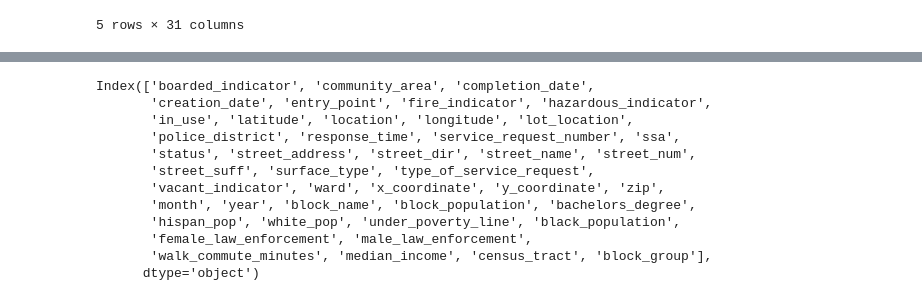
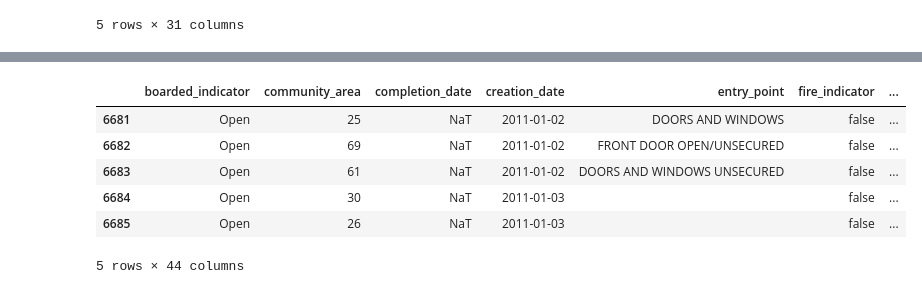
Before and after one commit to lorenh516/exploration_311, a Jupyter notebook: chicago_svc_req_exploration.ipynb, the cells around one changed output, grey strips where cells are left out. Saved outputs shown, nothing was run; the diff lists cells and outputs as text; code cells hidden in the pictures.

```diff
--- a/chicago_svc_req_exploration.ipynb
+++ b/chicago_svc_req_exploration.ipynb
@@ -438,16 +418,0 @@ acs_response_dict
-# %%
-
-small.columns
-# %% [output]
-Index(['boarded_indicator', 'community_area', 'completion_date',
-       'creation_date', 'entry_point', 'fire_indicator', 'hazardous_indicator',
-       'in_use', 'latitude', 'location', 'longitude', 'lot_location',
-       'police_district', 'response_time', 'service_request_number', 'ssa',
-       'status', 'street_address', 'street_dir', 'street_name', 'street_num',
-       'street_suff', 'surface_type', 'type_of_service_request',
-       'vacant_indicator', 'ward', 'x_coordinate', 'y_coordinate', 'zip',
-       'month', 'year', 'block_name', 'block_population', 'bachelors_degree',
-       'hispan_pop', 'white_pop', 'under_poverty_line', 'black_population',
-       'female_law_enforcement', 'male_law_enforcement',
-       'walk_commute_minutes', 'median_income', 'census_tract', 'block_group'],
-      dtype='object')
@@ -453,0 +428,10 @@ Index(['boarded_indicator', 'community_area', 'completion_date',
+# %%
+small.tail()
+# %% [output]
+|  | boarded_indicator | community_area | completion_date | creation_date | entry_point | fire_indicator | ... |
+| 6681 | Open | 25 | NaT | 2011-01-02 | DOORS AND WINDOWS | false | ... |
+| 6682 | Open | 69 | NaT | 2011-01-02 | FRONT DOOR OPEN/UNSECURED | false | ... |
+| 6683 | Open | 61 | NaT | 2011-01-02 | DOORS AND WINDOWS UNSECURED | false | ... |
+| 6684 | Open | 30 | NaT | 2011-01-03 |  | false | ... |
+| 6685 | Open | 26 | NaT | 2011-01-03 |  | false | ... |
+5 rows × 44 columns
```
Also changed, not shown: parts of 17 cells of this notebook.
